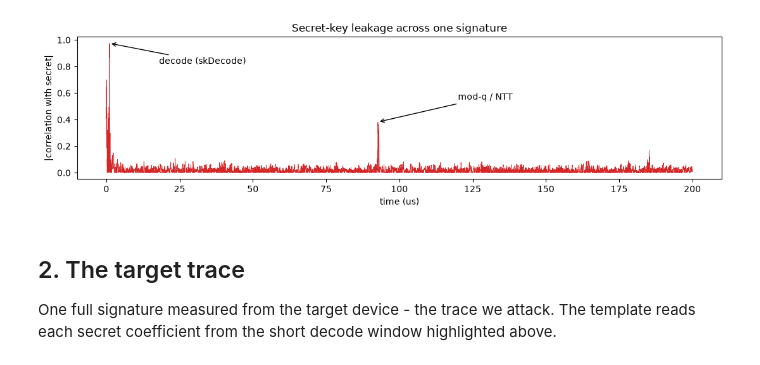
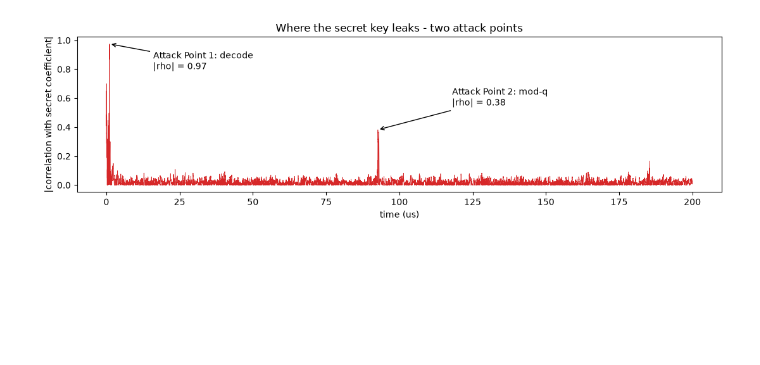
Before and after one commit to Mervespm/Pinata, a Jupyter notebook: sca-scripts/demo/falcon_demo.ipynb, the cells around one changed output. Drawn from its saved outputs; the diff is of its cells as text; code cells hidden in the pictures; blank space fills up the shorter version.

```diff
--- a/sca-scripts/demo/falcon_demo.ipynb
+++ b/sca-scripts/demo/falcon_demo.ipynb
@@ -49,17 +63,12 @@ decode leak - it alone is enough.
 # %%
 t_us = np.arange(len(corr)) / 1000.0
-plt.figure(figsize=(11, 3.2))
+plt.figure(figsize=(11, 3.4))
 plt.plot(t_us, corr, lw=.5, color='C3')
-plt.annotate('decode (skDecode)', xy=(1.1, corr[1093]),
-             xytext=(18, 0.82), arrowprops=dict(arrowstyle='->'))
-plt.annotate('mod-q / NTT', xy=(92.7, corr[92676]),
-             xytext=(120, 0.55), arrowprops=dict(arrowstyle='->'))
-plt.xlabel('time (us)'); plt.ylabel('|correlation with secret|')
-plt.title('Secret-key leakage across one signature'); plt.tight_layout(); plt.show()
+plt.annotate('Attack Point 1: decode\n|rho| = 0.97', xy=(1.1, corr[1093]),
+             xytext=(16, 0.80), arrowprops=dict(arrowstyle='->'), fontsize=10)
+plt.annotate('Attack Point 2: mod-q\n|rho| = 0.38', xy=(92.7, corr[92676]),
+             xytext=(118, 0.55), arrowprops=dict(arrowstyle='->'), fontsize=10)
+plt.xlabel('time (us)'); plt.ylabel('|correlation with secret coefficient|')
+plt.title('Where the secret key leaks - two attack points'); plt.tight_layout(); plt.show()
 # %% [output]
-[figure, old version]
+[figure, new version]
-# %% [markdown]
-## 2. The target trace
-
-One full signature measured from the target device - the trace we attack. The template
-reads each secret coefficient from the short decode window highlighted above.
```
Also changed, not shown: parts of 20 cells of this notebook, 1 other file.
